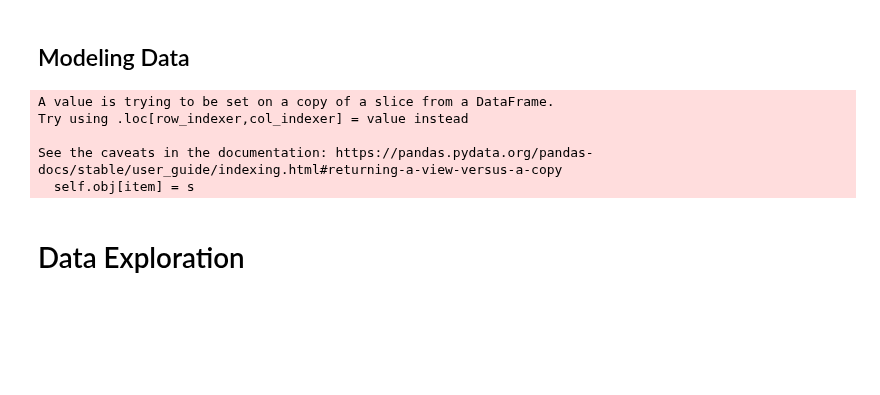
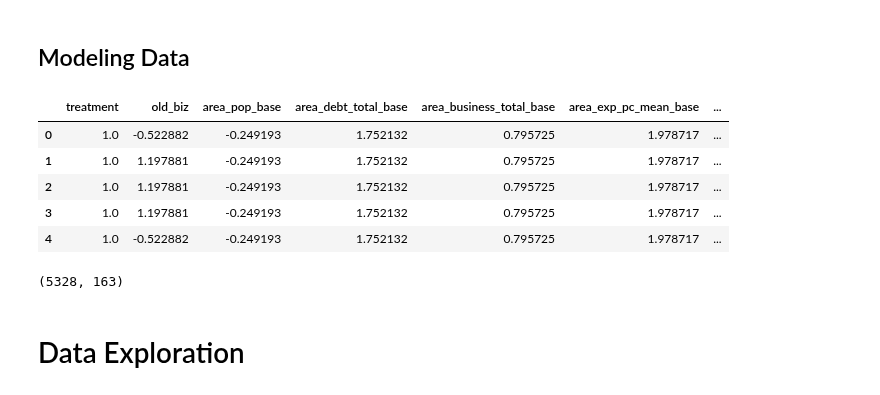
Before and after one commit to andrewtavis/causeinfer, a Jupyter notebook: examples/socio_econ_cmf_micro.ipynb, the cells around one changed output. Cells and saved outputs as stored; diff of their text form; code cells hidden in the pictures; blank space fills up the shorter version.

```diff
--- a/examples/socio_econ_cmf_micro.ipynb
+++ b/examples/socio_econ_cmf_micro.ipynb
@@ -57,17 +57,21 @@ df_full.shape
 # %%
 # The formatted dataset is loaded
 data_cmf_micro = cmf_micro.load_cmf_micro(user_file_path="datasets/cmf_micro",
                                           format_covariates=True,
                                           normalize=True)
 
 df = pd.DataFrame(data_cmf_micro["dataset_full"],
                   columns=data_cmf_micro["dataset_full_names"])
+display(df.head())
+df.shape
 # %% [output]
+|  | treatment | old_biz | area_pop_base | area_debt_total_base | area_business_total_base | area_exp_pc_mean_base | ... |
+| 0 | 1.0 | -0.522882 | -0.249193 | 1.752132 | 0.795725 | 1.978717 | ... |
+| 1 | 1.0 | 1.197881 | -0.249193 | 1.752132 | 0.795725 | 1.978717 | ... |
+| 2 | 1.0 | 1.197881 | -0.249193 | 1.752132 | 0.795725 | 1.978717 | ... |
+| 3 | 1.0 | 1.197881 | -0.249193 | 1.752132 | 0.795725 | 1.978717 | ... |
+| 4 | 1.0 | -0.522882 | -0.249193 | 1.752132 | 0.795725 | 1.978717 | ... |
-A value is trying to be set on a copy of a slice from a DataFrame.
-Try using .loc[row_indexer,col_indexer] = value instead
-
-See the caveats in the documentation: https://pandas.pydata.org/pandas-docs/stable/user_guide/indexing.html#returning-a-view-versus-a-copy
-  self.obj[item] = s
+(5328, 163)
 # %%
 # Covariates, treatments and responses are loaded separately
 X = data_cmf_micro["features"]
```
Also changed, not shown: parts of 6 cells of this notebook, 4 other files.
